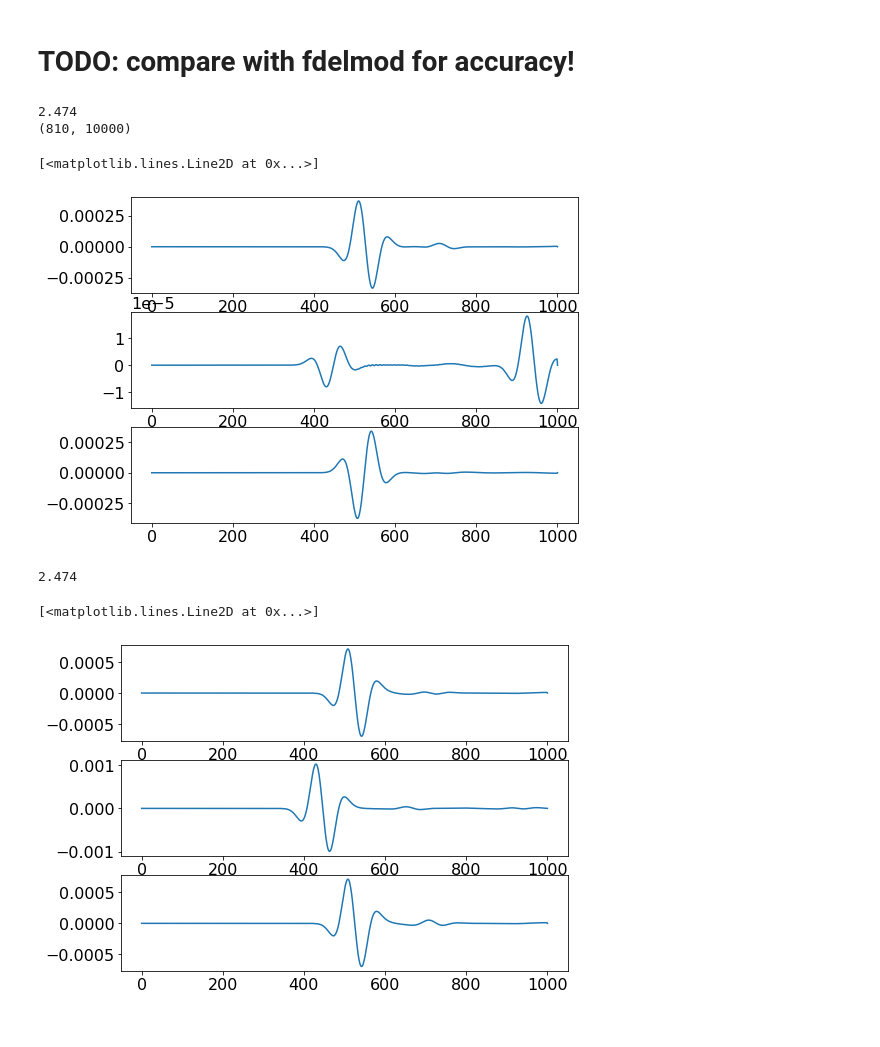
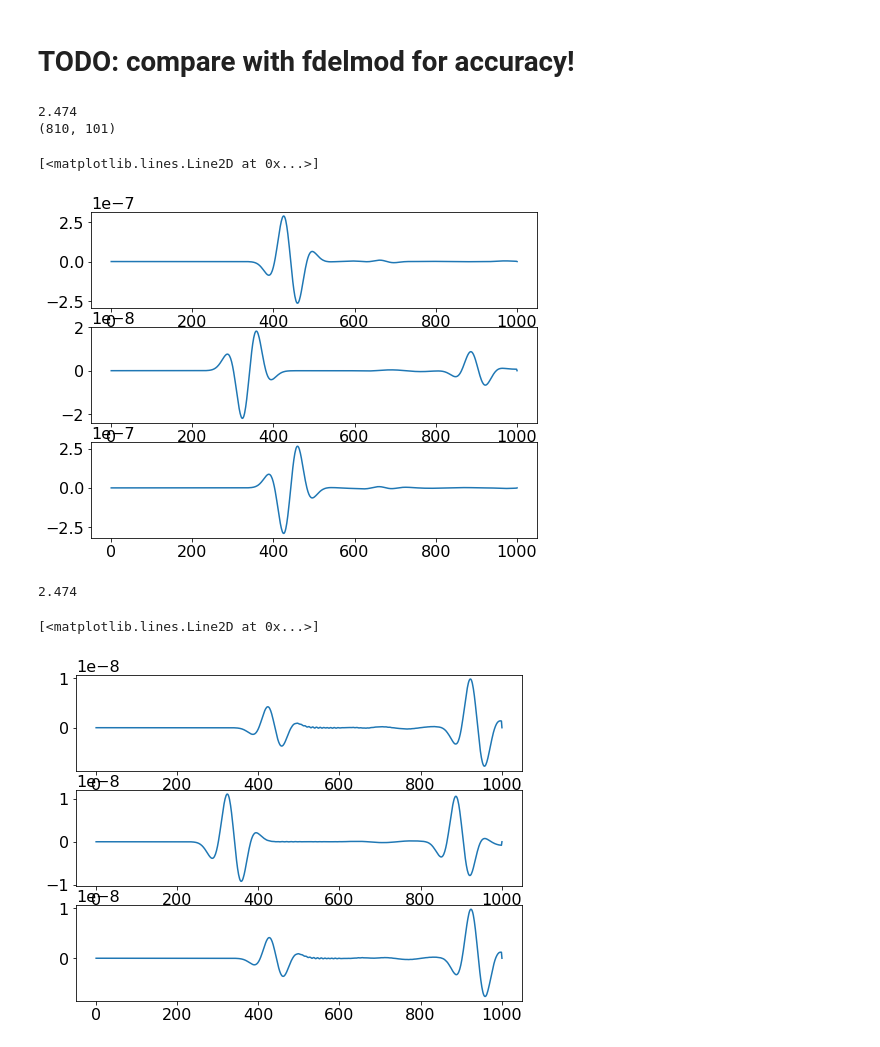
Before and after one commit to AnmolHarshana/GLEE_Simulations_Seismology, a Jupyter notebook: explosive_source_3D.ipynb, the cells around one changed output. Saved outputs shown, nothing was run; the diff lists cells and outputs as text; code cells hidden in the pictures.

```diff
--- a/explosive_source_3D.ipynb
+++ b/explosive_source_3D.ipynb
@@ -35,13 +35,13 @@ sp=10.0
 origin=(0., 0., 0.)
 shape=(sh, sh, sh)
 spacing=(sp, sp, sp)
-vp = 3.0*np.ones(shape)
-vs = 1.5*np.ones(shape)
+vp = 2.0*np.ones(shape)
+vs = 1.0*np.ones(shape)
 b = np.ones(shape)*0.0005   ### CAUTION: 1/density
 
 so=4 ### Space order of discretization
 
 model = Model(origin=origin, shape=shape, spacing=spacing,
-              space_order=so, bcs='damp', fs=True, vp=vp, vs=vs, b=b, nbl=25)
+              space_order=so, bcs='mask', fs=True, vp=vp, vs=vs, b=b, nbl=25)
 grid = model.grid
 # %% [output]
@@ -138,7 +138,7 @@ src_yy = src.inject(field=tau.forward[1,1], expr=src)
 #Note: the moon data may be accelerations, but one integrates recorded data in time to obtain velocities
 
 
-nrec = 10000
+'''nrec = 10000
 recx = Receiver(name="rech", grid=model.grid, npoint=nrec, time_range=time_range)
 recy = Receiver(name="recv", grid=model.grid, npoint=nrec, time_range=time_range)
 recz = Receiver(name="recv", grid=model.grid, npoint=nrec, time_range=time_range)
@@ -155,7 +155,21 @@ for i in range(c):
         recx.coordinates.data[i*c+j,1]=j*model.domain_size[0]/(c-1)
         recy.coordinates.data[i*c+j,1]=j*model.domain_size[0]/(c-1)
         recz.coordinates.data[i*c+j,1]=j*model.domain_size[0]/(c-1)
+'''
+nrec = 101
+recx = Receiver(name="recx", grid=model.grid, npoint=nrec, time_range=time_range)
+recx.coordinates.data[:, 0] = np.linspace(0., model.domain_size[0], num=nrec)
+recx.coordinates.data[:, 1] = 500
+recx.coordinates.data[:, 2] = 0.
+recy = Receiver(name="recy", grid=model.grid, npoint=nrec, time_range=time_range)
+recy.coordinates.data[:, 0] = np.linspace(0., model.domain_size[0], num=nrec)
+recy.coordinates.data[:, 1] = 500
+recy.coordinates.data[:, 2] = 0.
 
+recz = Receiver(name="recz", grid=model.grid, npoint=nrec, time_range=time_range)
+recz.coordinates.data[:, 0] = np.linspace(0., model.domain_size[0], num=nrec)
+recz.coordinates.data[:, 1] = 500
+recz.coordinates.data[:, 2] = 0.
 
 rec_horiz = recx.interpolate(expr=v[0])
 rec_vert = recy.interpolate(expr=v[1])
@@ -289,36 +305,36 @@ plot_image(tau[1,1].data[0,:,75,:], vmin=-scale_tau, vmax=scale_tau, cmap="seism
 # %%
 print(model.critical_dt)
 t=np.arange(start=t0,stop=tn+dt,step=dt)
 print(recx.data.shape)
 plt.subplot(3,1,1)
-plt.plot(t,recx.data[:,9999])# avoiding boundaries, just left
+plt.plot(t,recx.data[:,99])# avoiding boundaries, just left
 
 plt.subplot(3,1,2)
-plt.plot(t,recx.data[:,4950])
+plt.plot(t,recx.data[:,49])
 
 plt.subplot(3,1,3)
 plt.plot(t,recx.data[:,1])
 # %% [output]
 2.474
-(810, 10000)
+(810, 101)
 [<matplotlib.lines.Line2D at 0x...>]
-[figure, old version]
+[figure, new version]
 # %%
 print(model.critical_dt)
 t=np.arange(start=t0,stop=tn+dt,step=dt)
 
 plt.subplot(3,1,1)
-plt.plot(t,recy.data[:,9999])# avoiding boundaries, just left
+plt.plot(t,recy.data[:,99])# avoiding boundaries, just left
 
 plt.subplot(3,1,2)
-plt.plot(t,recy.data[:,4950])
+plt.plot(t,recy.data[:,49])
 
 plt.subplot(3,1,3)
 plt.plot(t,recy.data[:,1])
 # %% [output]
 2.474
 [<matplotlib.lines.Line2D at 0x...>]
-[figure, old version]
+[figure, new version]
 # %%
 print(model.critical_dt)
 t=np.arange(start=t0,stop=tn+dt,step=dt)
```
Also changed, not shown: parts of 6 cells of this notebook.
